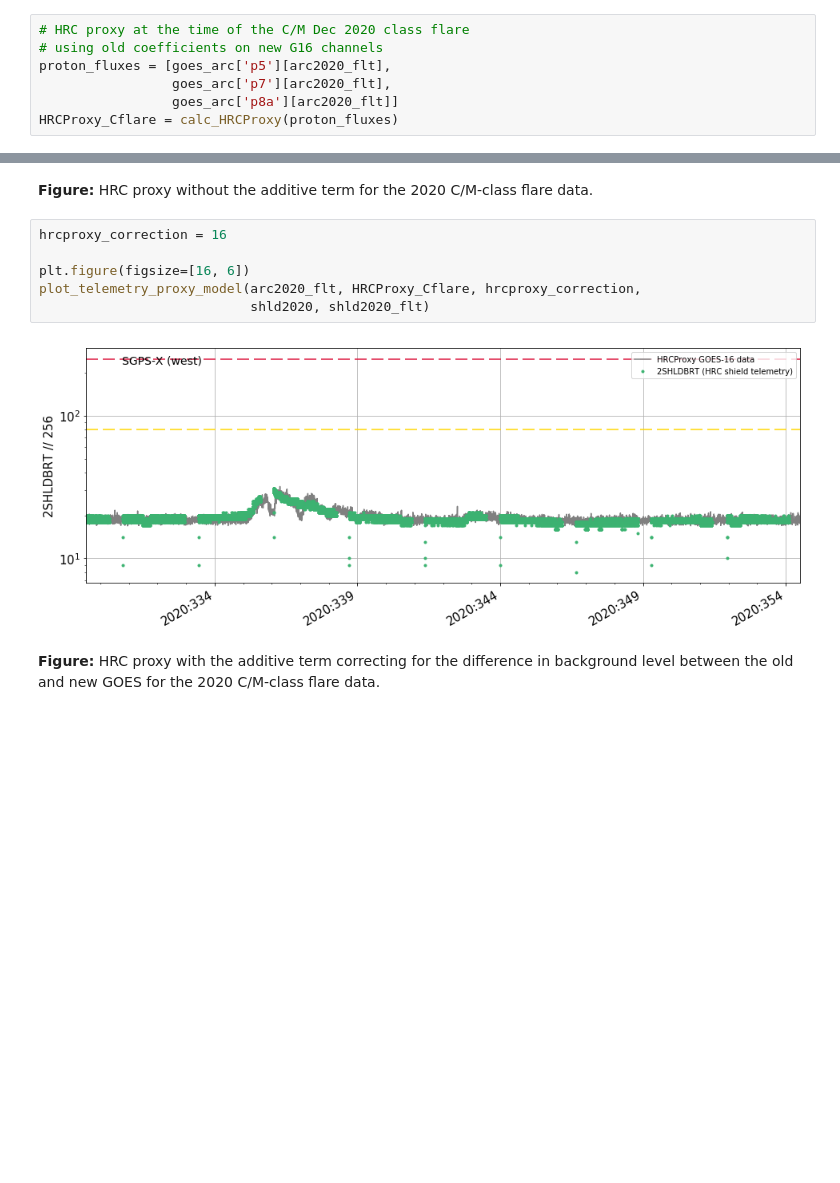
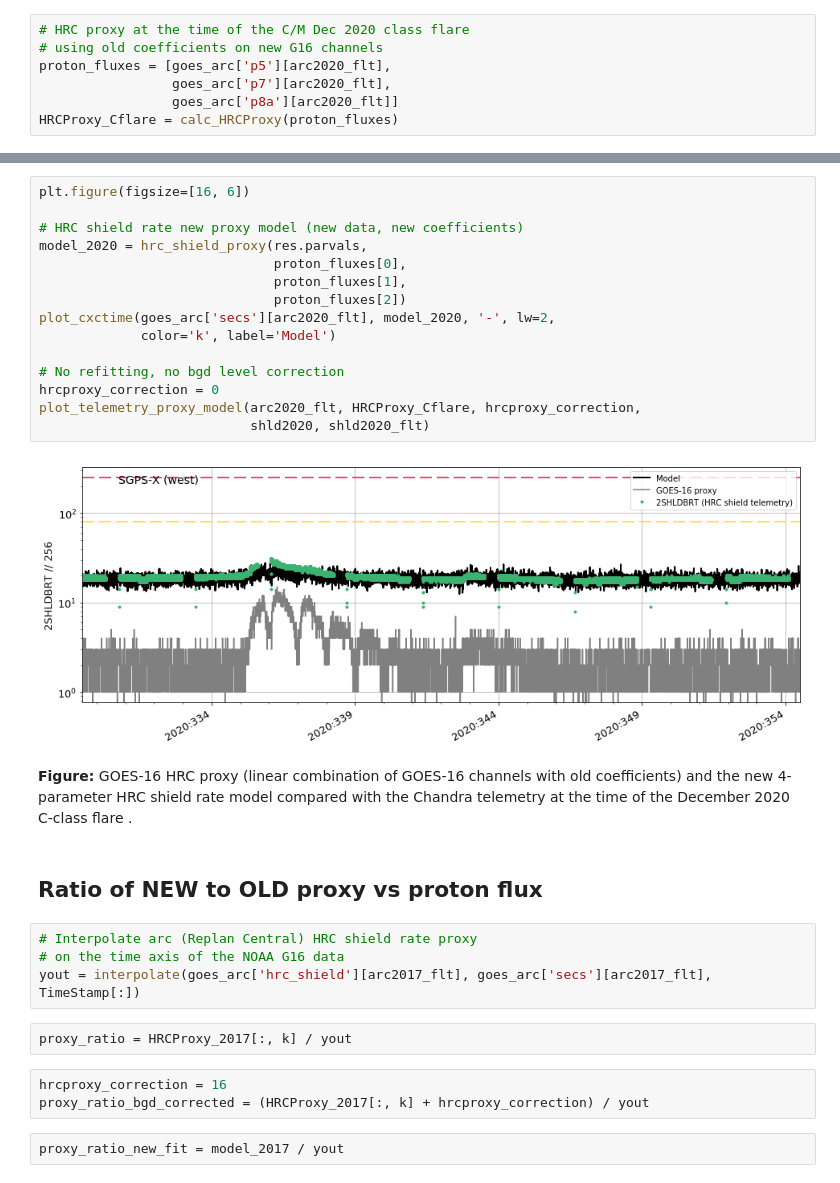
Before and after one commit to chandra-mta/mtanb, a Jupyter notebook: g16-hrc-proxy/flare-2017-HRC-shield-proxy-calibration.ipynb, the cells around one changed output, grey strips where cells are left out. Cells and saved outputs as stored; diff of their text form; blank space fills up the shorter version.

```diff
--- a/g16-hrc-proxy/flare-2017-HRC-shield-proxy-calibration.ipynb
+++ b/g16-hrc-proxy/flare-2017-HRC-shield-proxy-calibration.ipynb
@@ -405,12 +514,32 @@ plot_telemetry_proxy_model(arc2020_flt, HRCProxy_Cflare, hrcproxy_correction,
-# %% [markdown]
-__Figure:__ HRC proxy without the additive term for the 2020 C/M-class flare data.
-# %%
-hrcproxy_correction = 16
-
-plt.figure(figsize=[16, 6])
-plot_telemetry_proxy_model(arc2020_flt, HRCProxy_Cflare, hrcproxy_correction,
-                           shld2020, shld2020_flt)
-# %% [output]
-[figure, removed]
-# %% [markdown]
-__Figure:__ HRC proxy with the additive term correcting for the difference in background level between the old and new GOES for the 2020 C/M-class flare data.
+# %%
+plt.figure(figsize=[16, 6])
+
+# HRC shield rate new proxy model (new data, new coefficients)
+model_2020 = hrc_shield_proxy(res.parvals,
+                              proton_fluxes[0],
+                              proton_fluxes[1],
+                              proton_fluxes[2])
+plot_cxctime(goes_arc['secs'][arc2020_flt], model_2020, '-', lw=2,
+             color='k', label='Model')
+
+# No refitting, no bgd level correction
+hrcproxy_correction = 0
+plot_telemetry_proxy_model(arc2020_flt, HRCProxy_Cflare, hrcproxy_correction,
+                           shld2020, shld2020_flt)
+# %% [output]
+[figure, added]
+# %% [markdown]
+__Figure:__ GOES-16 HRC proxy (linear combination of GOES-16 channels with old coefficients) and the new 4-parameter HRC shield rate model compared with the Chandra telemetry at the time of the December 2020 C-class flare .
+# %% [markdown]
+## Ratio of NEW to OLD proxy vs proton flux
+# %%
+# Interpolate arc (Replan Central) HRC shield rate proxy
+# on the time axis of the NOAA G16 data
+yout = interpolate(goes_arc['hrc_shield'][arc2017_flt], goes_arc['secs'][arc2017_flt], TimeStamp[:])
+# %%
+proxy_ratio = HRCProxy_2017[:, k] / yout
+# %%
+hrcproxy_correction = 16
+proxy_ratio_bgd_corrected = (HRCProxy_2017[:, k] + hrcproxy_correction) / yout
+# %%
+proxy_ratio_new_fit = model_2017 / yout
```
Also changed, not shown: parts of 36 cells of this notebook.
